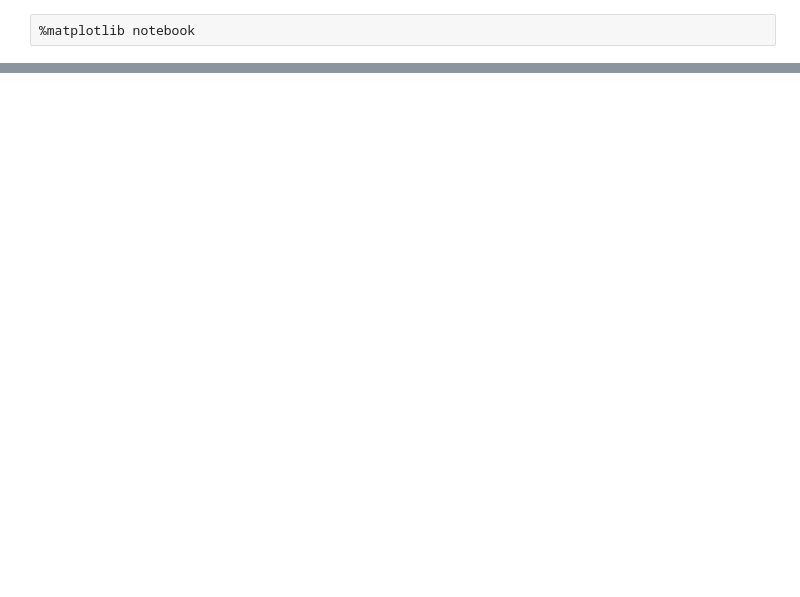
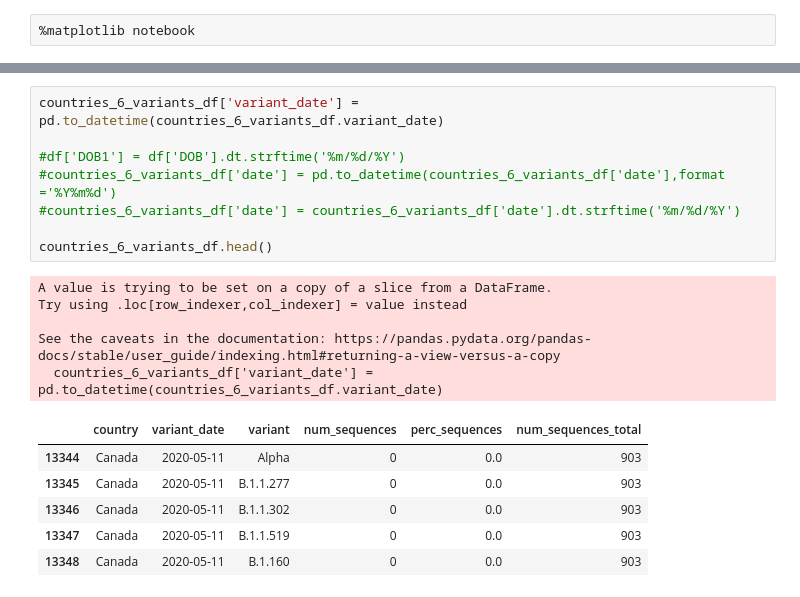
Before and after one commit to ranusuri/Team-A-Project-1, a Jupyter notebook: radhika_a/Covid_data_Radhika.ipynb, the cells around one changed output, grey strips where cells are left out. Cells and saved outputs as stored; diff of their text form; blank space fills up the shorter version.

```diff
--- a/radhika_a/Covid_data_Radhika.ipynb
+++ b/radhika_a/Covid_data_Radhika.ipynb
@@ -19,5 +31,25 @@ countries_6_variants_df.head()
 | 13346 | Canada | 5/11/2020 | B.1.1.302 | 0 | 0.0 | 903 |
 | 13347 | Canada | 5/11/2020 | B.1.1.519 | 0 | 0.0 | 903 |
 | 13348 | Canada | 5/11/2020 | B.1.160 | 0 | 0.0 | 903 |
+# %%
+countries_6_variants_df['variant_date'] = pd.to_datetime(countries_6_variants_df.variant_date)
+
+#df['DOB1'] = df['DOB'].dt.strftime('%m/%d/%Y')
+#countries_6_variants_df['date'] = pd.to_datetime(countries_6_variants_df['date'],format ='%Y%m%d')
+#countries_6_variants_df['date'] = countries_6_variants_df['date'].dt.strftime('%m/%d/%Y')
+
+countries_6_variants_df.head()
+# %% [output]
+A value is trying to be set on a copy of a slice from a DataFrame.
+Try using .loc[row_indexer,col_indexer] = value instead
+
+See the caveats in the documentation: https://pandas.pydata.org/pandas-docs/stable/user_guide/indexing.html#returning-a-view-versus-a-copy
+  countries_6_variants_df['variant_date'] = pd.to_datetime(countries_6_variants_df.variant_date)
+|  | country | variant_date | variant | num_sequences | perc_sequences | num_sequences_total |
+| 13344 | Canada | 2020-05-11 | Alpha | 0 | 0.0 | 903 |
+| 13345 | Canada | 2020-05-11 | B.1.1.277 | 0 | 0.0 | 903 |
+| 13346 | Canada | 2020-05-11 | B.1.1.302 | 0 | 0.0 | 903 |
+| 13347 | Canada | 2020-05-11 | B.1.1.519 | 0 | 0.0 | 903 |
+| 13348 | Canada | 2020-05-11 | B.1.160 | 0 | 0.0 | 903 |
 # %%
 face_covering_df = pd.read_csv('face-covering-policies-covid.csv')
```
Also changed, not shown: parts of 7 cells of this notebook, 2 other files.
